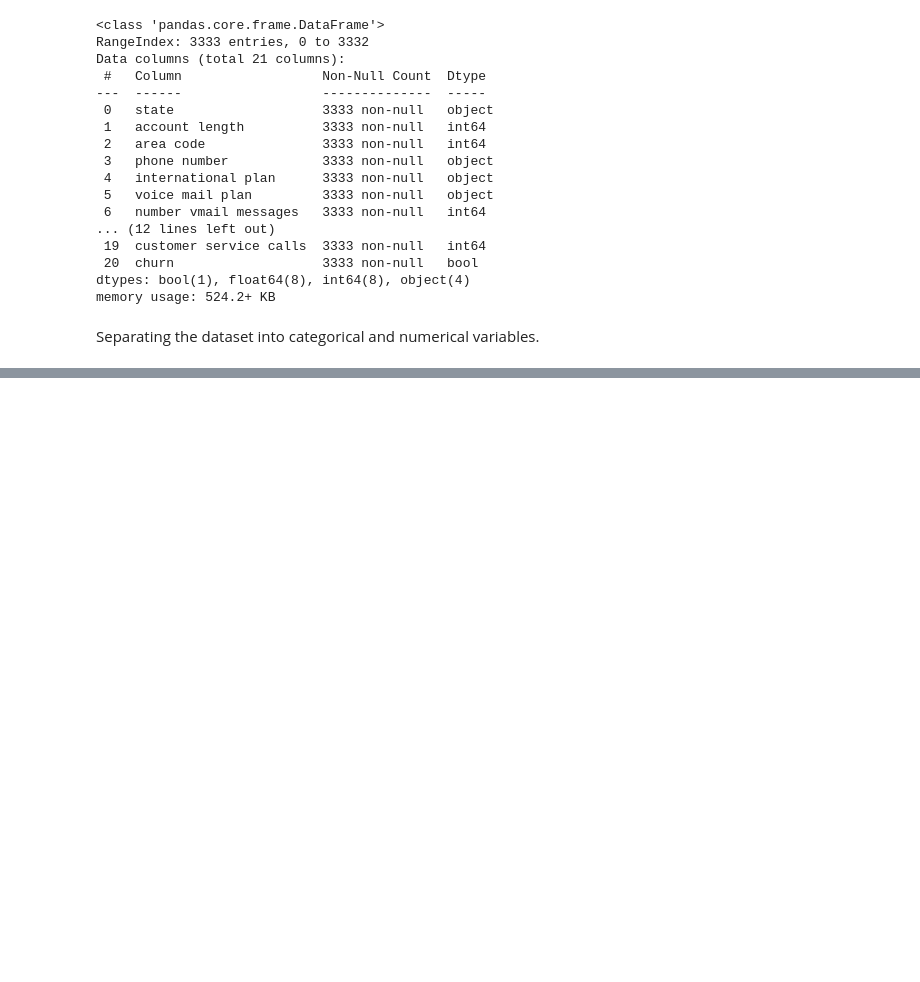
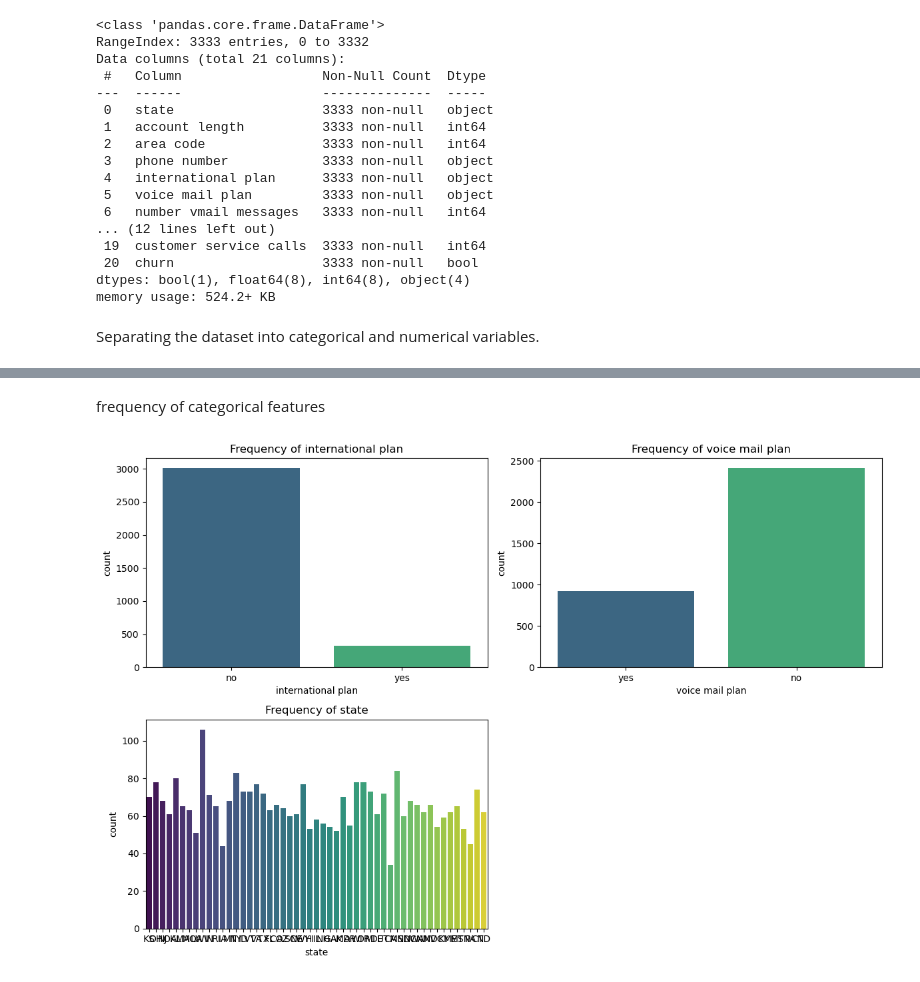
Before and after one commit to victoriamuinde07/Data-science-project-SyrialTel-project, a Jupyter notebook: index.ipynb, the cells around one changed output, grey strips where cells are left out. Cells and saved outputs as stored; diff of their text form; code cells hidden in the pictures; blank space fills up the shorter version.

```diff
--- a/index.ipynb
+++ b/index.ipynb
@@ -102,0 +165,2 @@ Separating the dataset into categorical and numerical variables.
+# %%
+df.drop('phone number',axis = 1,inplace = True)
@@ -102,0 +252,14 @@ Separating the dataset into categorical and numerical variables.
+# %% [markdown]
+frequency of categorical features
+# %%
+import seaborn as sns
+categorical_features = ['international plan','voice mail plan','state']
+plt.figure(figsize=(12,8))
+for i,feature in enumerate(categorical_features,1):
+    plt.subplot(2,2,i)
+    sns.countplot(data = df,x=feature,palette = 'viridis')
+    plt.title(f'Frequency of {feature}')
+plt.tight_layout()
+plt.show()
+# %% [output]
+[figure, added]
```
Also changed, not shown: parts of 38 cells of this notebook.
